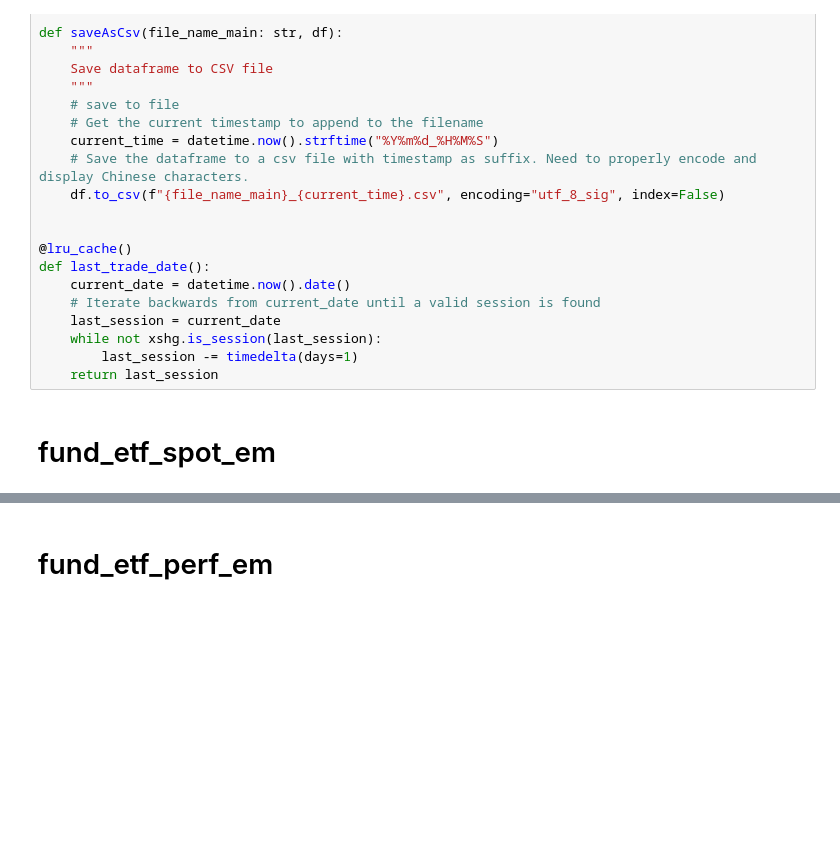
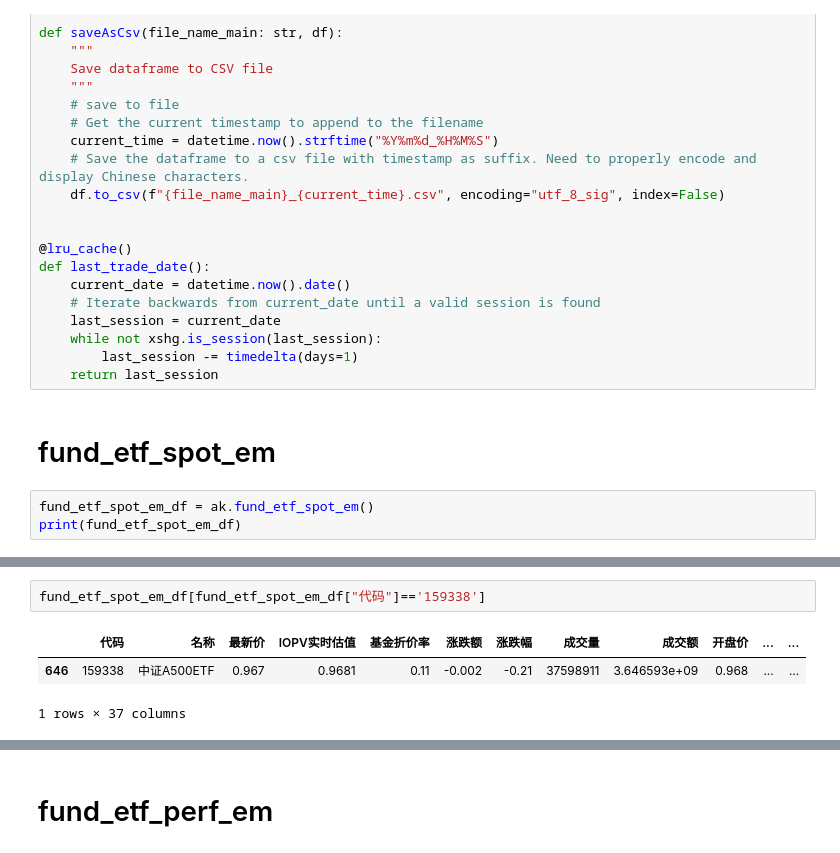
Before and after one commit to agux/marten, a Jupyter notebook: notebooks/1.0-etl.ipynb, the cells around one changed output, grey strips where cells are left out. Saved outputs shown, nothing was run; the diff lists cells and outputs as text; blank space fills up the shorter version.

```diff
--- a/notebooks/1.0-etl.ipynb
+++ b/notebooks/1.0-etl.ipynb
@@ -145,3 +145,6 @@ def last_trade_date():
     return last_session
 # %% [markdown]
 # fund_etf_spot_em
+# %%
+fund_etf_spot_em_df = ak.fund_etf_spot_em()
+print(fund_etf_spot_em_df)
@@ -148,3 +169,9 @@ def last_trade_date():
+# %%
+fund_etf_spot_em_df[fund_etf_spot_em_df["代码"]=='159338']
+# %% [output]
+|  | 代码 | 名称 | 最新价 | IOPV实时估值 | 基金折价率 | 涨跌额 | 涨跌幅 | 成交量 | 成交额 | 开盘价 | ... | ... |
+| 646 | 159338 | 中证A500ETF | 0.967 | 0.9681 | 0.11 | -0.002 | -0.21 | 37598911 | 3.646593e+09 | 0.968 | ... | ... |
+1 rows × 37 columns
 # %%
 # Get laste fund / ETF data set for today (or latest trading date), and persists into database.
 
```
Also changed, not shown: parts of 19 cells of this notebook, 2 other files.
